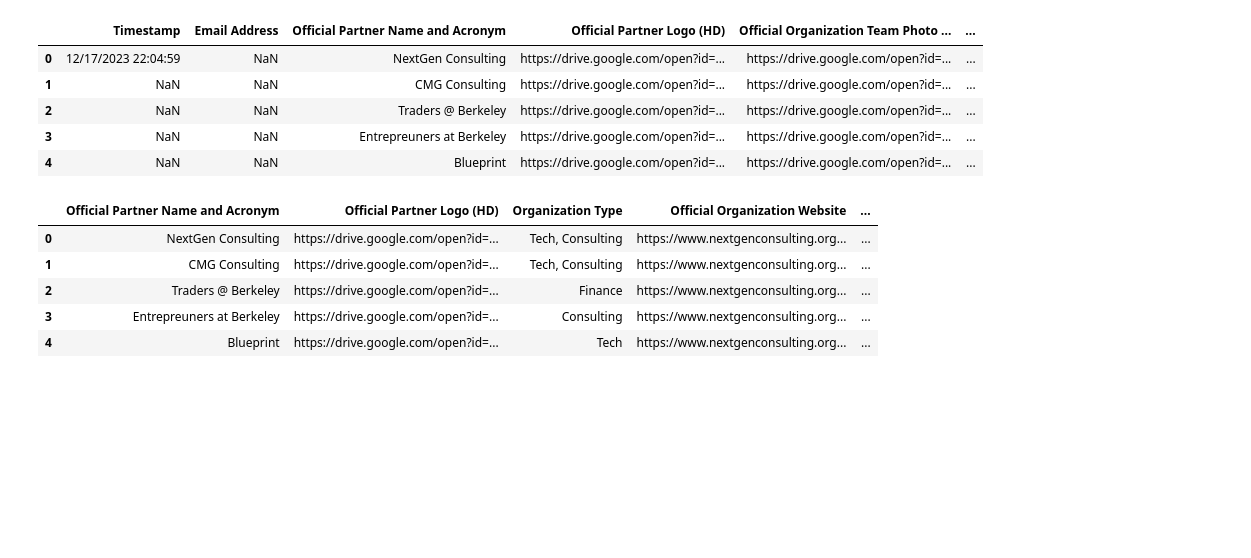
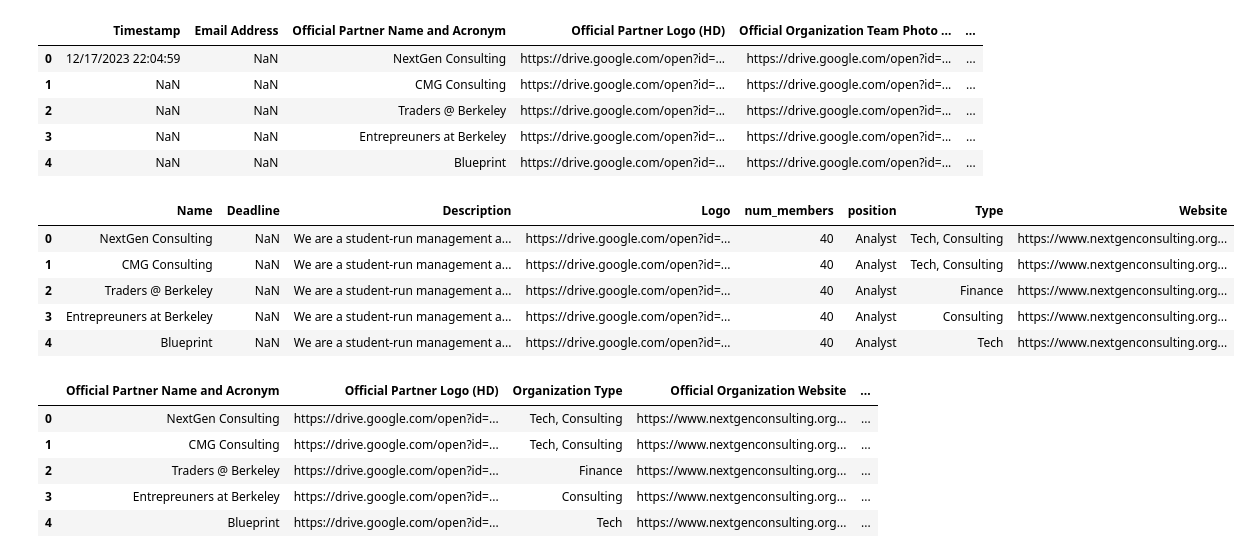
Before and after one commit to ConnexAdmin/Scripts, a Jupyter notebook: FORMATTER/TableBuilder/table-builder.ipynb, the cells around one changed output. Drawn from its saved outputs; the diff is of its cells as text; code cells hidden in the pictures; blank space fills up the shorter version.

```diff
--- a/FORMATTER/TableBuilder/table-builder.ipynb
+++ b/FORMATTER/TableBuilder/table-builder.ipynb
@@ -2,8 +2,8 @@
 import pandas as pd
 import numpy as np
 # %%
-df1 = pd.read_csv('PartnerResponses1.csv')
-df1.head()
+df = pd.read_csv('PartnerResponses1.csv')
+df.head()
 # %% [output]
 |  | Timestamp | Email Address | Official Partner Name and Acronym | Official Partner Logo (HD) | Official Organization Team Photo ... | ... |
 | 0 | 12/17/2023 22:04:59 | NaN | NextGen Consulting | https://drive.google.com/open?id=... | https://drive.google.com/open?id=... | ... |
@@ -11,6 +11,19 @@ df1.head()
 | 2 | NaN | NaN | Traders @ Berkeley | https://drive.google.com/open?id=... | https://drive.google.com/open?id=... | ... |
 | 3 | NaN | NaN | Entrepreuners at Berkeley | https://drive.google.com/open?id=... | https://drive.google.com/open?id=... | ... |
 | 4 | NaN | NaN | Blueprint | https://drive.google.com/open?id=... | https://drive.google.com/open?id=... | ... |
+# %%
+# ALL CLUBS CSV
+df1 = df[["Official Partner Name and Acronym", "Application Deadline Date", "Organization Description", "Official Partner Logo (HD)", "Approximate Current Member Count", "Position(s) In Consideration", "Organization Type", "Official Organization Website"]]
+df1.columns = ["Name", "Deadline", "Description", "Logo", "num_members", "position", "Type", "Website"]
+df1.to_csv("all_clubs.csv", index=False)
+df1.head()
+# %% [output]
+|  | Name | Deadline | Description | Logo | num_members | position | Type | Website |
+| 0 | NextGen Consulting | NaN | We are a student-run management a... | https://drive.google.com/open?id=... | 40 | Analyst | Tech, Consulting | https://www.nextgenconsulting.org... |
+| 1 | CMG Consulting | NaN | We are a student-run management a... | https://drive.google.com/open?id=... | 40 | Analyst | Tech, Consulting | https://www.nextgenconsulting.org... |
+| 2 | Traders @ Berkeley | NaN | We are a student-run management a... | https://drive.google.com/open?id=... | 40 | Analyst | Finance | https://www.nextgenconsulting.org... |
+| 3 | Entrepreuners at Berkeley | NaN | We are a student-run management a... | https://drive.google.com/open?id=... | 40 | Analyst | Consulting | https://www.nextgenconsulting.org... |
+| 4 | Blueprint | NaN | We are a student-run management a... | https://drive.google.com/open?id=... | 40 | Analyst | Tech | https://www.nextgenconsulting.org... |
 # %%
 df1 = pd.read_csv('PartnerResponses1.csv')
 columns_to_drop = ['Timestamp', 'Email Address', 'Official Organization Team Photo (Professional or Causal)', 'Official Organization Email', 'Organization Description',
```
Also changed, not shown: 1 other file.
